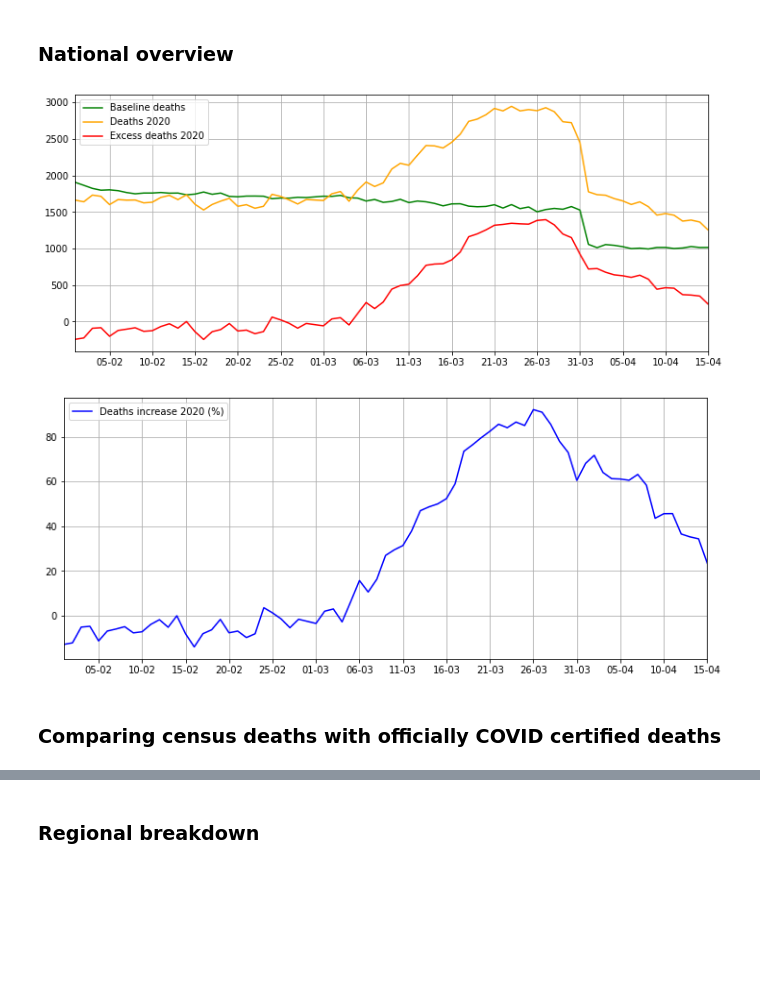
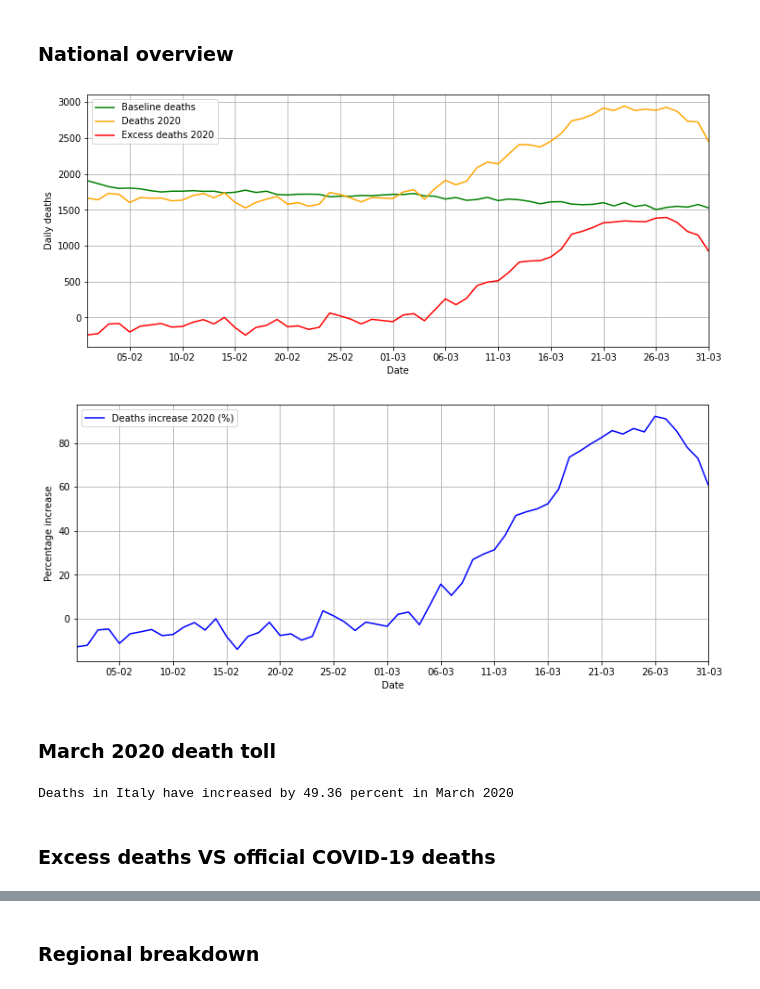
Before and after one commit to Andrampa/covid_analysis, a Jupyter notebook: Calculating_real_COVID_death_toll.ipynb, the cells around one changed output, grey strips where cells are left out. Cells and saved outputs as stored; diff of their text form; code cells hidden in the pictures; blank space fills up the shorter version.

```diff
--- a/Calculating_real_COVID_death_toll.ipynb
+++ b/Calculating_real_COVID_death_toll.ipynb
@@ -8,8 +8,10 @@ from matplotlib.dates import DateFormatter
 import matplotlib.dates as mdates
 params = {'axes.grid': True,
           'axes.titlesize': 10,
-          'axes.labelsize' : 9,
-          'figure.figsize' : [12, 5]}
+          'axes.labelsize' : 10,
+          'figure.figsize' : [12, 5],
+          'xtick.labelsize' : 10,
+          'ytick.labelsize' : 10}
 plt.rcParams.update(params)
 # %% [markdown]
 ### Preparing the data
@@ -23,8 +25,8 @@ df.rename({"REG": "reg_code","NOME_REGIONE": "reg_name", "NOME_PROVINCIA": "prov
 df_sampled = df[df['deaths_2020']!='n.d.'].copy()
 df_sampled['deaths_2020'] = df_sampled['deaths_2020'].astype(int)
 # %%
-df_sampled = df_sampled[df_sampled['mmdd']>131]#.copy() #keep only from 1 feb
-df_sampled = df_sampled[df_sampled['mmdd']<416]#.copy() #keep only until first of april
+df_sampled = df_sampled[df_sampled['mmdd']>131]#.copy() #keep only from 1st feb
+df_sampled = df_sampled[df_sampled['mmdd']<401]#.copy() #keep only until 1st apr
 # %%
 df_sampled['baseline_deaths'] = df_sampled[['deaths_2019', 'deaths_2018','deaths_2017','deaths_2016','deaths_2015']].mean(axis=1)
 df_sampled['excess_deaths'] = df_sampled['deaths_2020'] - df_sampled['baseline_deaths']
@@ -40,31 +39,43 @@ df_country['perc_excess'] = df_country['excess_deaths'] / df_country['baseline_d
 # %%
+df_country = df_sampled.groupby(by=['date'], as_index=False)[['excess_deaths','baseline_deaths','deaths_2020']].sum()
+#create chart
 fig, ax = plt.subplots(figsize=(12, 5))
-
 ax.plot(df_country['date'], df_country['baseline_deaths'],color='green', label = 'Baseline deaths')
 ax.plot(df_country['date'], df_country['deaths_2020'],color='orange', label = 'Deaths 2020')
 ax.plot(df_country['date'], df_country['excess_deaths'],color='red', label = 'Excess deaths 2020')
-# ax3.plot(df_country['date'], df_country['excess_deaths'], label='Country')
-# ax4.plot(df_country['date'], df_country['perc_excess'], label='Country')
-#ax.set(title='2020 deaths')
 date_form = DateFormatter("%d-%m")
 ax.xaxis.set_major_formatter(date_form)
 ax.xaxis.set_major_locator(mdates.DayLocator(interval = 5))
 ax.set_xlim([df_country['date'].iloc[0], df_country['date'].iloc[-1]])
+plt.ylabel('Daily deaths')
+plt.xlabel('Date')
 plt.legend(loc='best')
 plt.show()
 # %% [output]
-[figure, old version]
+[figure, new version]
 # %%
+df_country['perc_excess'] = df_country['excess_deaths'] / df_country['baseline_deaths'] * 100
 fig, ax = plt.subplots(figsize=(12, 5))
-
 ax.plot(df_country['date'], df_country['perc_excess'],color='blue', label = 'Deaths increase 2020 (%)')
 date_form = DateFormatter("%d-%m")
 ax.xaxis.set_major_formatter(date_form)
 ax.xaxis.set_major_locator(mdates.DayLocator(interval = 5))
 ax.set_xlim([df_country['date'].iloc[0], df_country['date'].iloc[-1]])
 plt.legend(loc='best')
+plt.ylabel('Percentage increase')
+plt.xlabel('Date')
 plt.show()
 # %% [output]
-[figure, old version]
+[figure, new version]
+# %% [markdown]
+### March 2020 death toll
+# %%
+df_sampled_march = df_sampled[(df_sampled['mmdd'] >= 301) & (df_sampled['mmdd'] <= 331 )]
+df_country_march_excess = df_sampled_march['excess_deaths'].sum()
+df_country_march_baseline = df_sampled_march['baseline_deaths'].sum()
+df_country_march_perc_excess = df_country_march_excess / df_country_march_baseline * 100
+print("Deaths in Italy have increased by %s percent in March 2020" % (round(df_country_march_perc_excess,2)))
+# %% [output]
+Deaths in Italy have increased by 49.36 percent in March 2020
 # %% [markdown]
-### Comparing census deaths with officially COVID certified deaths
+### Excess deaths VS official COVID-19 deaths
```
Also changed, not shown: parts of 20 cells of this notebook.
